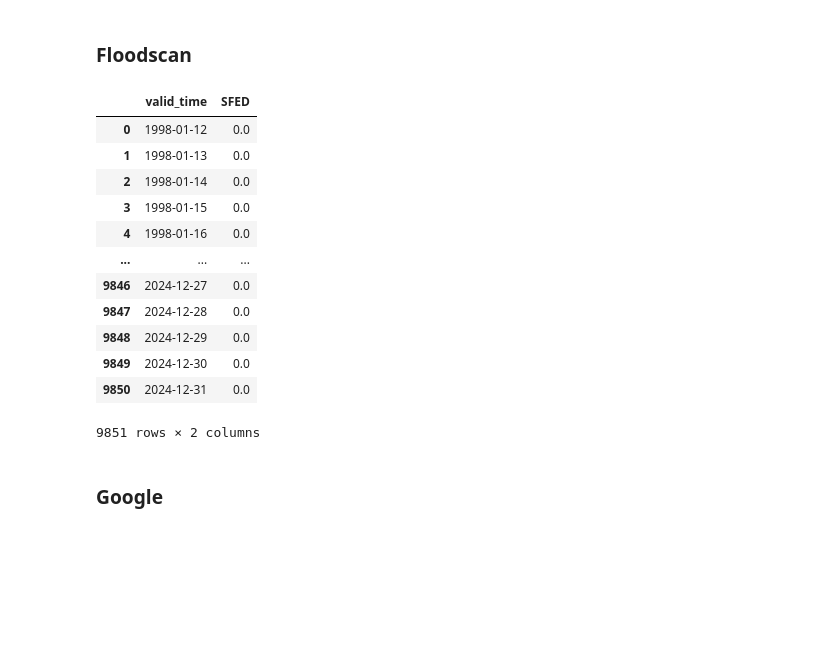
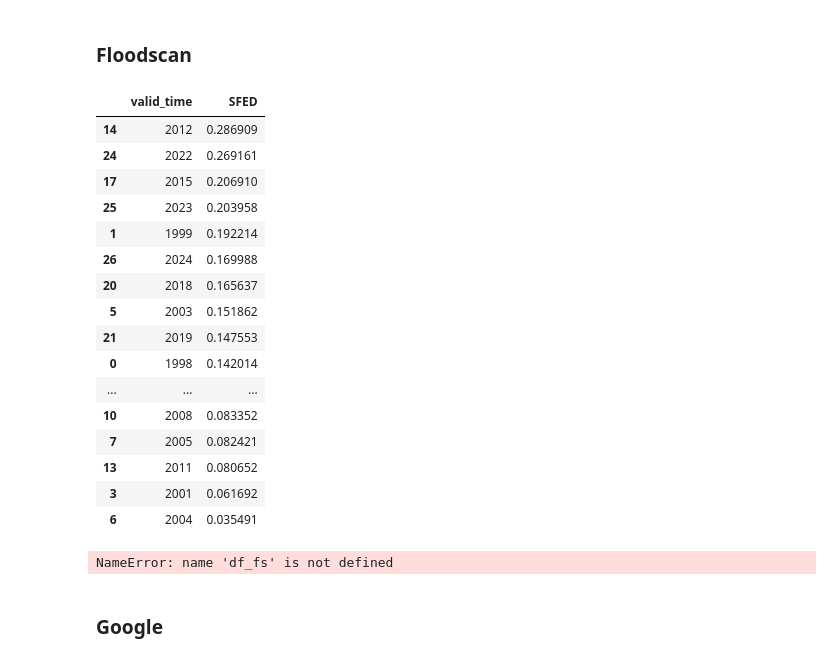
Before and after one commit to OCHA-DAP/ds-aa-nga-flooding, a Jupyter notebook: exploration/2025/combined_gf_grrr_reanalysis.ipynb, the cells around one changed output. Drawn from its saved outputs; the diff is of its cells as text; code cells hidden in the pictures; blank space fills up the shorter version.

```diff
--- a/exploration/2025/combined_gf_grrr_reanalysis.ipynb
+++ b/exploration/2025/combined_gf_grrr_reanalysis.ipynb
@@ -56,21 +56,31 @@ df_fs = (
     .rename(columns={"date": "valid_time"})
 )
 # %%
-df_fs
+df_fs.groupby(df_fs["valid_time"].dt.year)[
+    "SFED"
+].max().reset_index().sort_values("SFED", ascending=False)
 # %% [output]
 |  | valid_time | SFED |
-| 0 | 1998-01-12 | 0.0 |
-| 1 | 1998-01-13 | 0.0 |
-| 2 | 1998-01-14 | 0.0 |
-| 3 | 1998-01-15 | 0.0 |
-| 4 | 1998-01-16 | 0.0 |
+| 14 | 2012 | 0.286909 |
+| 24 | 2022 | 0.269161 |
+| 17 | 2015 | 0.206910 |
+| 25 | 2023 | 0.203958 |
+| 1 | 1999 | 0.192214 |
+| 26 | 2024 | 0.169988 |
+| 20 | 2018 | 0.165637 |
+| 5 | 2003 | 0.151862 |
+| 21 | 2019 | 0.147553 |
+| 0 | 1998 | 0.142014 |
 | ... | ... | ... |
-| 9846 | 2024-12-27 | 0.0 |
-| 9847 | 2024-12-28 | 0.0 |
-| 9848 | 2024-12-29 | 0.0 |
-| 9849 | 2024-12-30 | 0.0 |
-| 9850 | 2024-12-31 | 0.0 |
+| 10 | 2008 | 0.083352 |
+| 7 | 2005 | 0.082421 |
+| 13 | 2011 | 0.080652 |
+| 3 | 2001 | 0.061692 |
+| 6 | 2004 | 0.035491 |
-9851 rows × 2 columns
+# %%
+df_fs
+# %% [output]
+NameError: name 'df_fs' is not defined
 # %% [markdown]
 ### Google
 # %%
```
Also changed, not shown: 5 other files.
